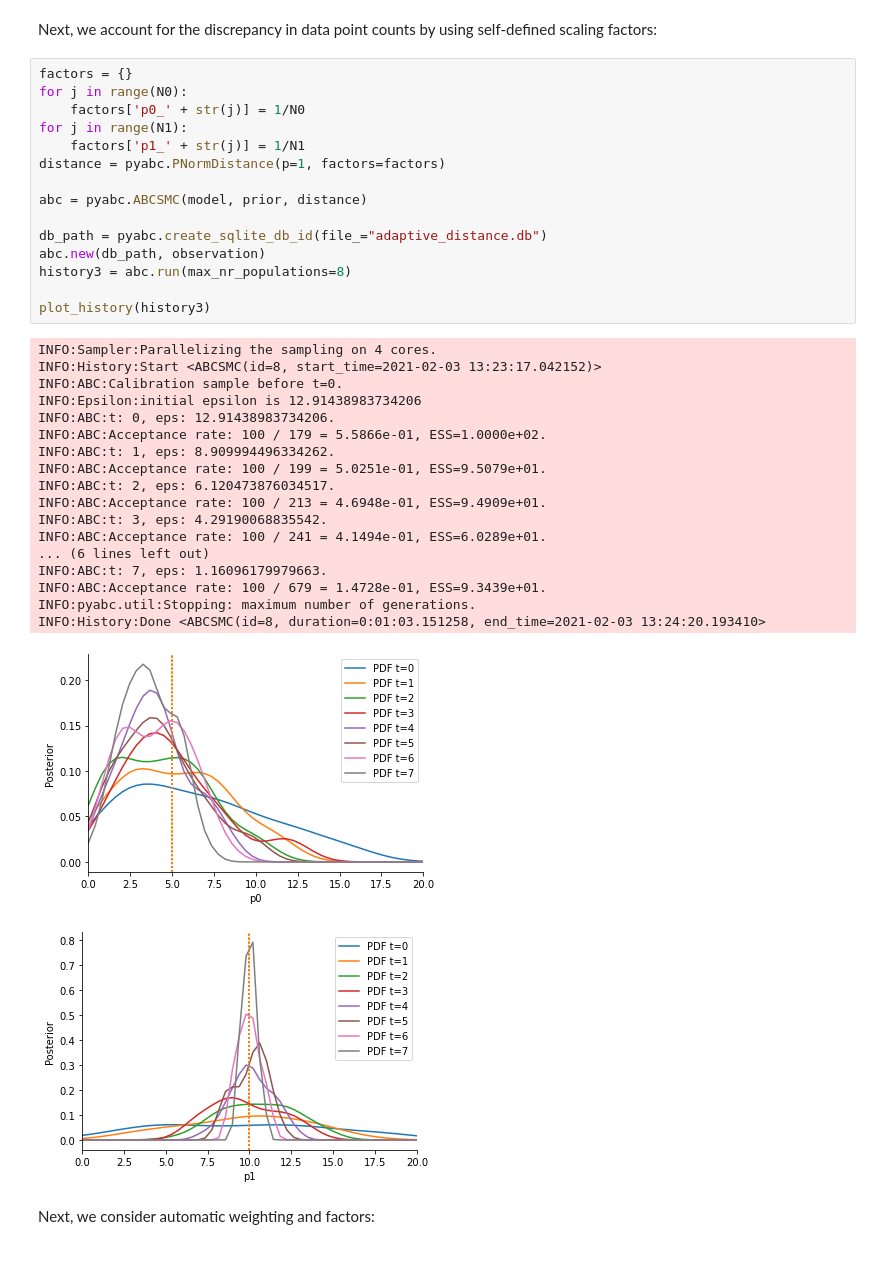
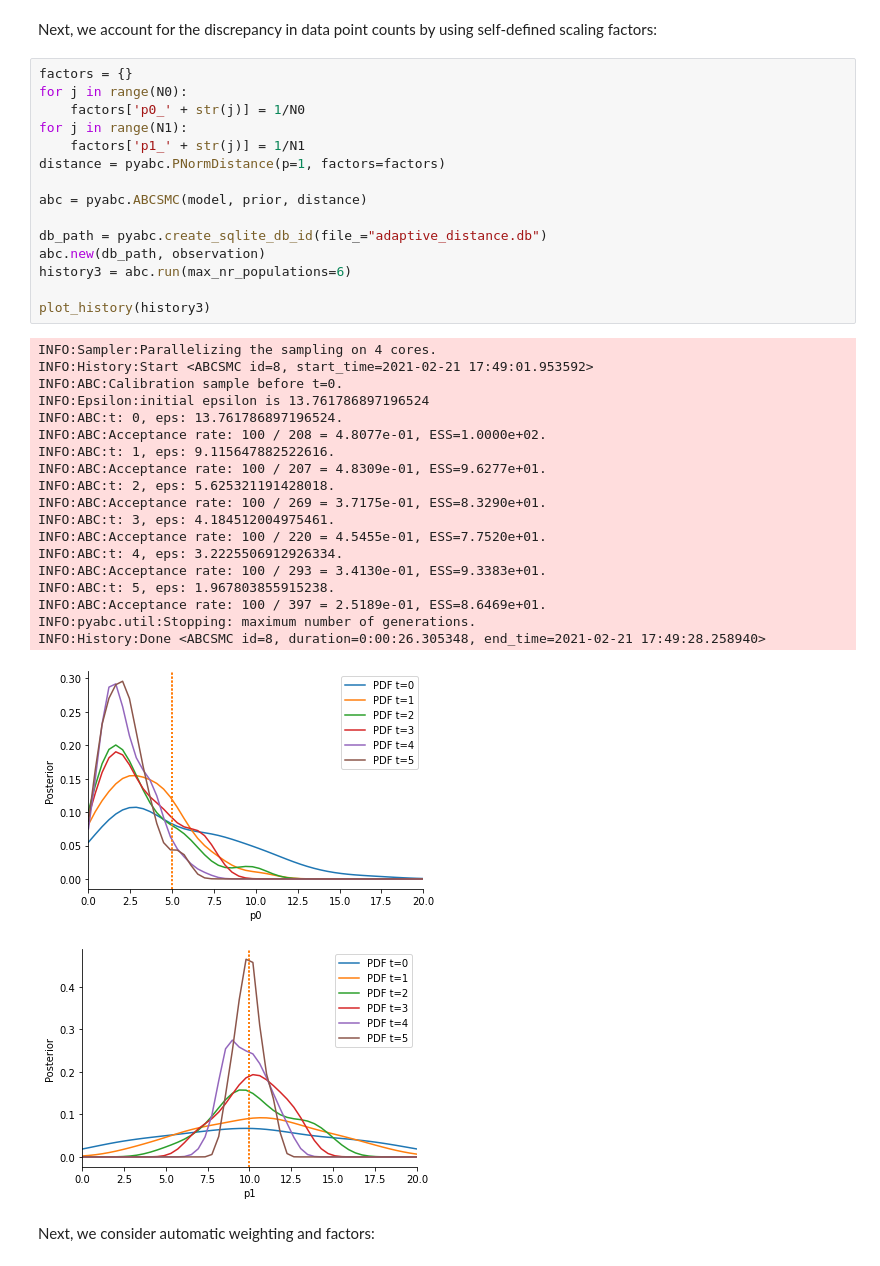
Before and after one commit to ICB-DCM/pyABC, a Jupyter notebook: doc/examples/adaptive_distances.ipynb, the cells around one changed output. Drawn from its saved outputs; the diff is of its cells as text.

```diff
--- a/doc/examples/adaptive_distances.ipynb
+++ b/doc/examples/adaptive_distances.ipynb
@@ -413,38 +415,39 @@ Next, we account for the discrepancy in data point counts by using self-defined
 # %%
 factors = {}
 for j in range(N0):
     factors['p0_' + str(j)] = 1/N0
 for j in range(N1):
     factors['p1_' + str(j)] = 1/N1
 distance = pyabc.PNormDistance(p=1, factors=factors)
 
 abc = pyabc.ABCSMC(model, prior, distance)
 
 db_path = pyabc.create_sqlite_db_id(file_="adaptive_distance.db")
 abc.new(db_path, observation)
-history3 = abc.run(max_nr_populations=8)
+history3 = abc.run(max_nr_populations=6)
 
 plot_history(history3)
 # %% [output]
 INFO:Sampler:Parallelizing the sampling on 4 cores.
-INFO:History:Start <ABCSMC(id=8, start_time=2021-02-03 13:23:17.042152)>
+INFO:History:Start <ABCSMC id=8, start_time=2021-02-21 17:49:01.953592>
 INFO:ABC:Calibration sample before t=0.
-INFO:Epsilon:initial epsilon is 12.91438983734206
-INFO:ABC:t: 0, eps: 12.91438983734206.
-INFO:ABC:Acceptance rate: 100 / 179 = 5.5866e-01, ESS=1.0000e+02.
-INFO:ABC:t: 1, eps: 8.909994496334262.
-INFO:ABC:Acceptance rate: 100 / 199 = 5.0251e-01, ESS=9.5079e+01.
-INFO:ABC:t: 2, eps: 6.120473876034517.
-INFO:ABC:Acceptance rate: 100 / 213 = 4.6948e-01, ESS=9.4909e+01.
-INFO:ABC:t: 3, eps: 4.29190068835542.
-INFO:ABC:Acceptance rate: 100 / 241 = 4.1494e-01, ESS=6.0289e+01.
-... (6 lines left out)
-INFO:ABC:t: 7, eps: 1.16096179979663.
-INFO:ABC:Acceptance rate: 100 / 679 = 1.4728e-01, ESS=9.3439e+01.
+INFO:Epsilon:initial epsilon is 13.761786897196524
+INFO:ABC:t: 0, eps: 13.761786897196524.
+INFO:ABC:Acceptance rate: 100 / 208 = 4.8077e-01, ESS=1.0000e+02.
+INFO:ABC:t: 1, eps: 9.115647882522616.
+INFO:ABC:Acceptance rate: 100 / 207 = 4.8309e-01, ESS=9.6277e+01.
+INFO:ABC:t: 2, eps: 5.625321191428018.
+INFO:ABC:Acceptance rate: 100 / 269 = 3.7175e-01, ESS=8.3290e+01.
+INFO:ABC:t: 3, eps: 4.184512004975461.
+INFO:ABC:Acceptance rate: 100 / 220 = 4.5455e-01, ESS=7.7520e+01.
+INFO:ABC:t: 4, eps: 3.2225506912926334.
+INFO:ABC:Acceptance rate: 100 / 293 = 3.4130e-01, ESS=9.3383e+01.
+INFO:ABC:t: 5, eps: 1.967803855915238.
+INFO:ABC:Acceptance rate: 100 / 397 = 2.5189e-01, ESS=8.6469e+01.
 INFO:pyabc.util:Stopping: maximum number of generations.
-INFO:History:Done <ABCSMC(id=8, duration=0:01:03.151258, end_time=2021-02-03 13:24:20.193410>
+INFO:History:Done <ABCSMC id=8, duration=0:00:26.305348, end_time=2021-02-21 17:49:28.258940>
-[figure, old version]
+[figure, new version]
-[figure, old version]
+[figure, new version]
 # %% [markdown]
 Next, we consider automatic weighting and factors:
 # %%
```
Also changed, not shown: parts of 15 cells of this notebook, 3 other files.
